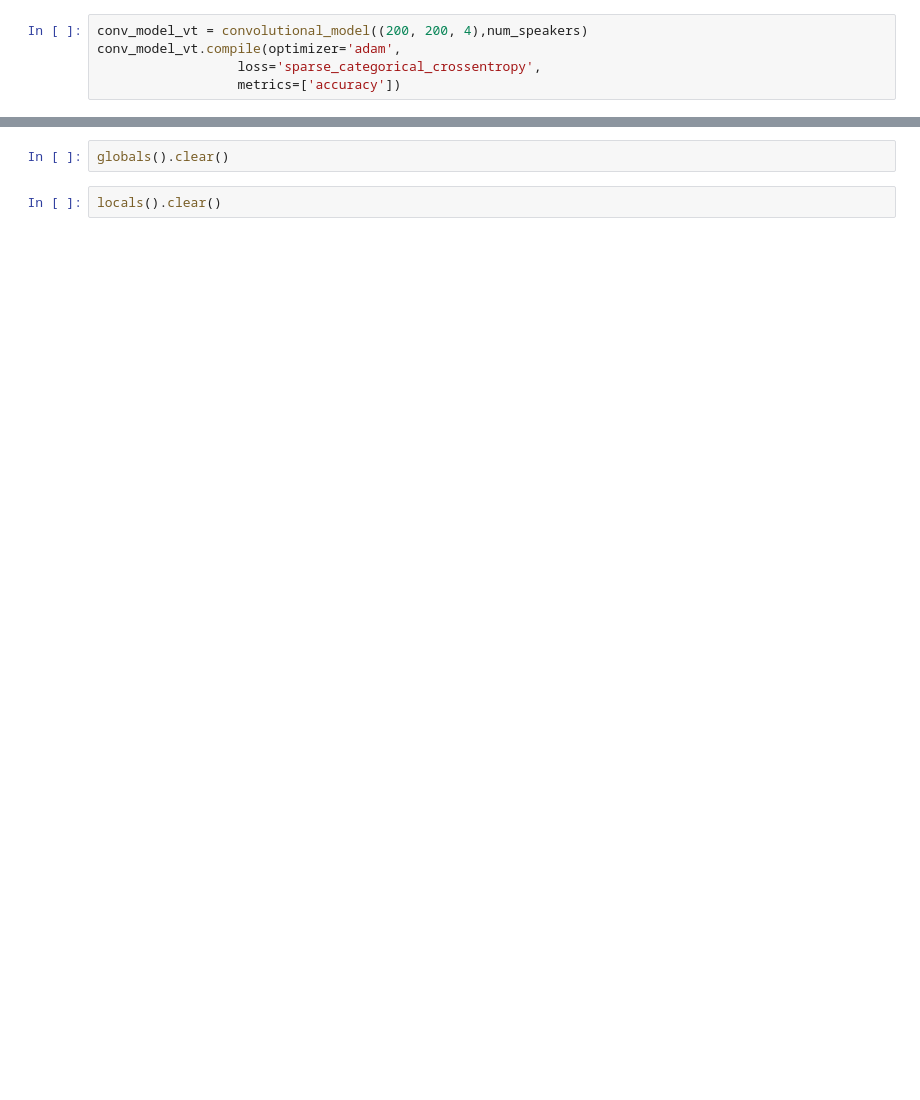
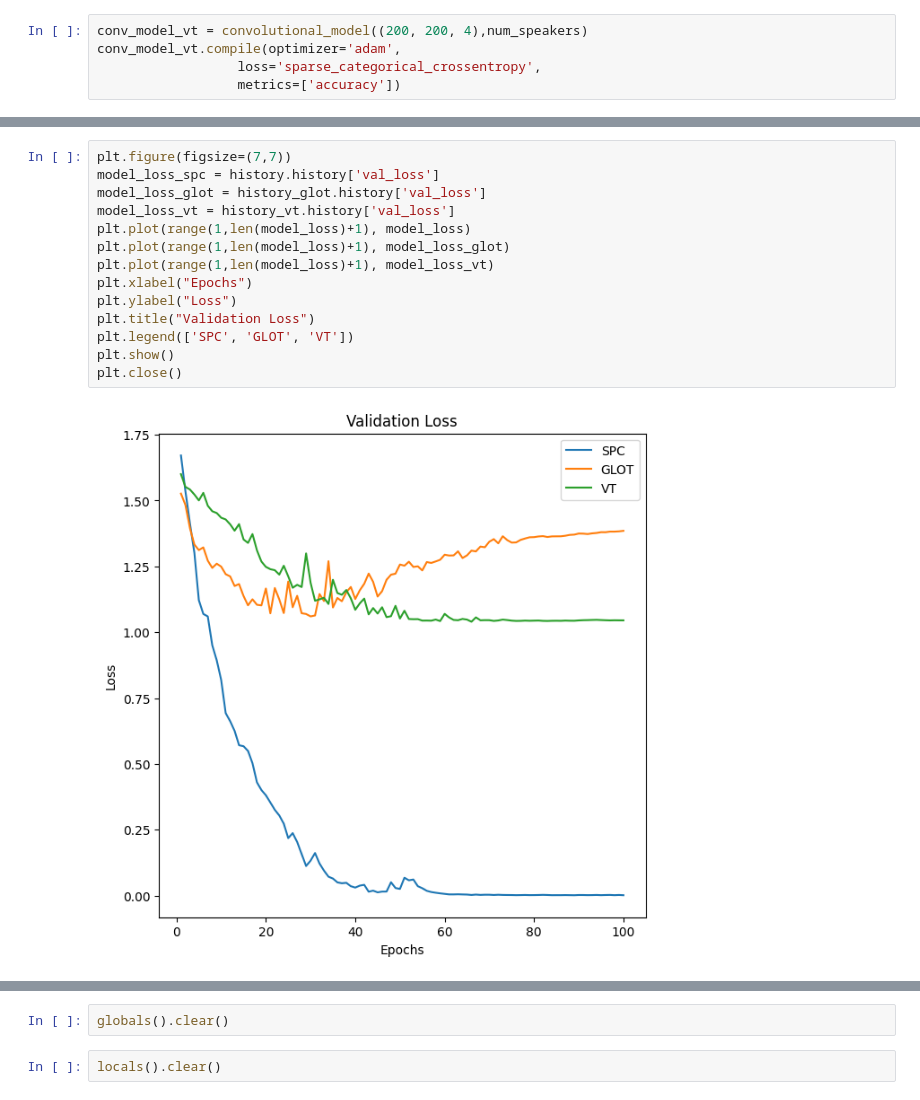
Before and after one commit to SRI2024-Voice-Biometric/Feature-Extraction, a Jupyter notebook: spectrogram-extraction.ipynb, the cells around one changed output, grey strips where cells are left out. Cells and saved outputs as stored; diff of their text form; blank space fills up the shorter version.

```diff
--- a/spectrogram-extraction.ipynb
+++ b/spectrogram-extraction.ipynb
@@ -382,0 +454,16 @@ Epoch 200/200
+# %%
+plt.figure(figsize=(7,7))
+model_loss_spc = history.history['val_loss']
+model_loss_glot = history_glot.history['val_loss']
+model_loss_vt = history_vt.history['val_loss']
+plt.plot(range(1,len(model_loss)+1), model_loss)
+plt.plot(range(1,len(model_loss)+1), model_loss_glot)
+plt.plot(range(1,len(model_loss)+1), model_loss_vt)
+plt.xlabel("Epochs")
+plt.ylabel("Loss")
+plt.title("Validation Loss")
+plt.legend(['SPC', 'GLOT', 'VT'])
+plt.show()
+plt.close()
+# %% [output]
+[figure, added]
```
Also changed, not shown: parts of 23 cells of this notebook.
